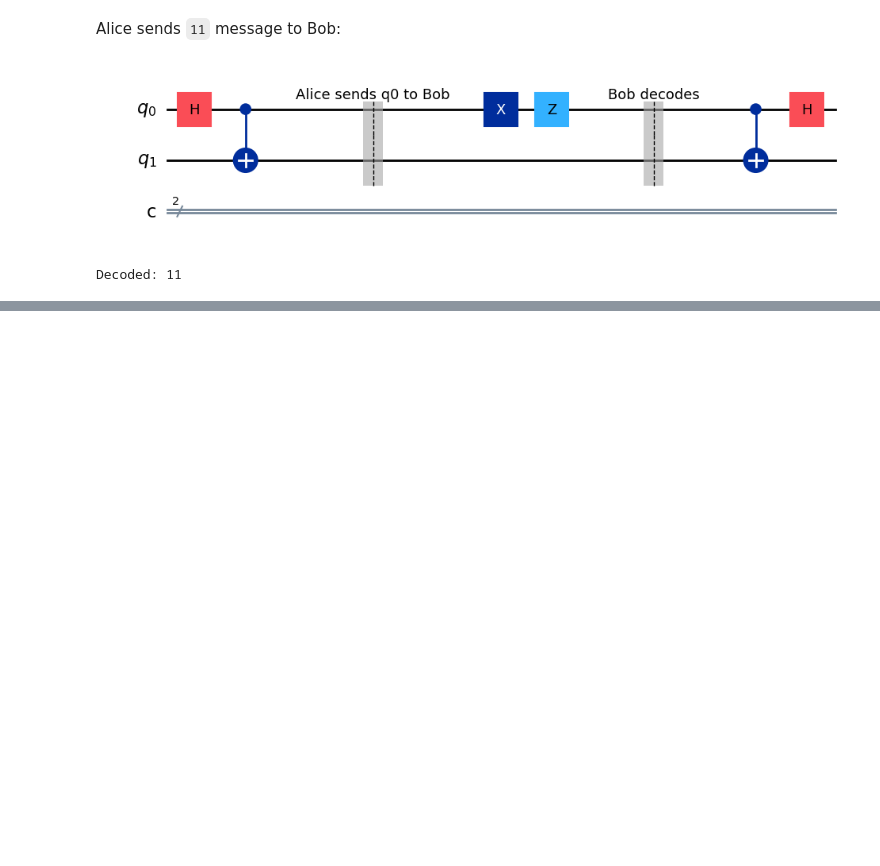
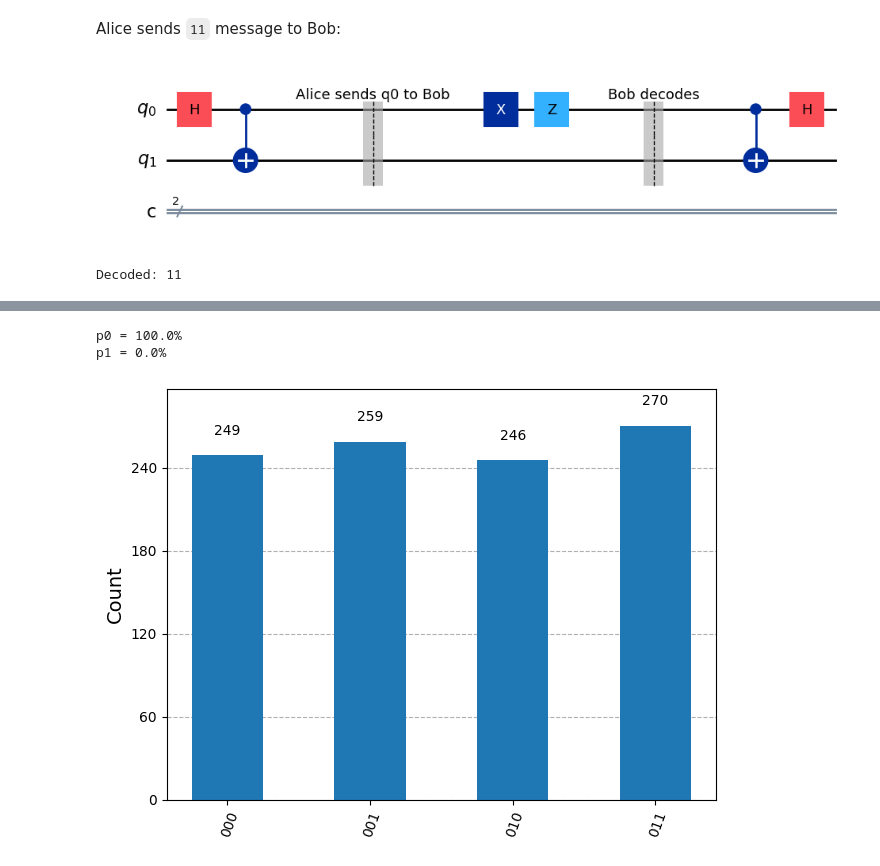
Before and after one commit to oooookk7/Quantum-Computing-with-Qiskit, a Jupyter notebook: 01-teleportation.ipynb, the cells around one changed output, grey strips where cells are left out. Drawn from its saved outputs; the diff is of its cells as text; code cells hidden in the pictures; blank space fills up the shorter version.

```diff
--- a/01-teleportation.ipynb
+++ b/01-teleportation.ipynb
@@ -383,0 +520,6 @@ Decoded: 11
+# %%
+qt.measure()
+# %% [output]
+p0 = 100.0%
+p1 = 0.0%
+[figure, added]
```
Also changed, not shown: parts of 18 cells of this notebook.
